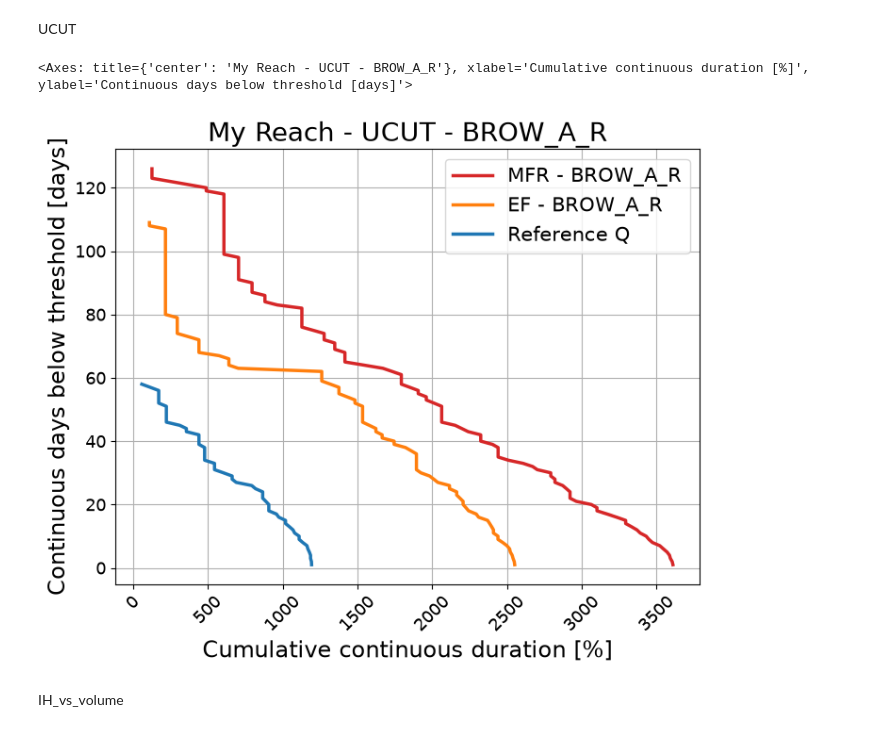
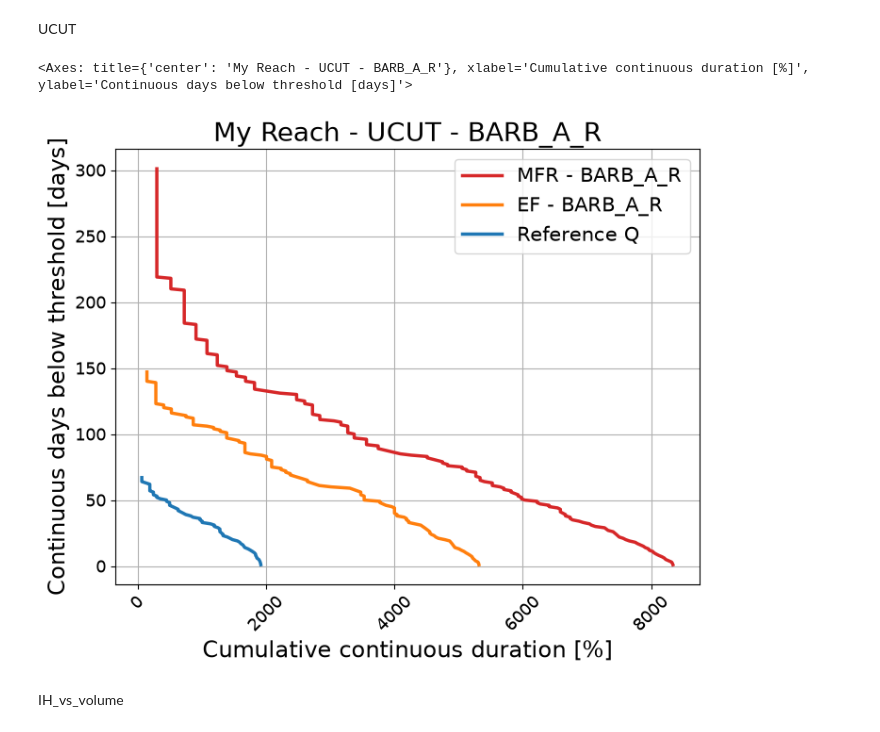
Before and after one commit to sara-acqua/sarawater, a Jupyter notebook: tutorials/tutorial_2_habitat/tutorial_2_habitat.ipynb, the cells around one changed output. Cells and saved outputs as stored; diff of their text form; code cells hidden in the pictures.

```diff
--- a/tutorials/tutorial_2_habitat/tutorial_2_habitat.ipynb
+++ b/tutorials/tutorial_2_habitat/tutorial_2_habitat.ipynb
@@ -218,10 +210,10 @@ plotter.plot_habitat_timeseries("BROW_A_R", start_year=2004, end_year=2004, save
 # %% [markdown]
 UCUT
 # %%
-plotter.plot_ucut_curves("BROW_A_R")
+plotter.plot_ucut_curves("BARB_A_R")
 # %% [output]
-<Axes: title={'center': 'My Reach - UCUT - BROW_A_R'}, xlabel='Cumulative continuous duration [%]', ylabel='Continuous days below threshold [days]'>
+<Axes: title={'center': 'My Reach - UCUT - BARB_A_R'}, xlabel='Cumulative continuous duration [%]', ylabel='Continuous days below threshold [days]'>
-[figure, old version]
+[figure, new version]
 # %% [markdown]
 IH_vs_volume
 # %%
```
Also changed, not shown: parts of 6 cells of this notebook, 1 other file.
